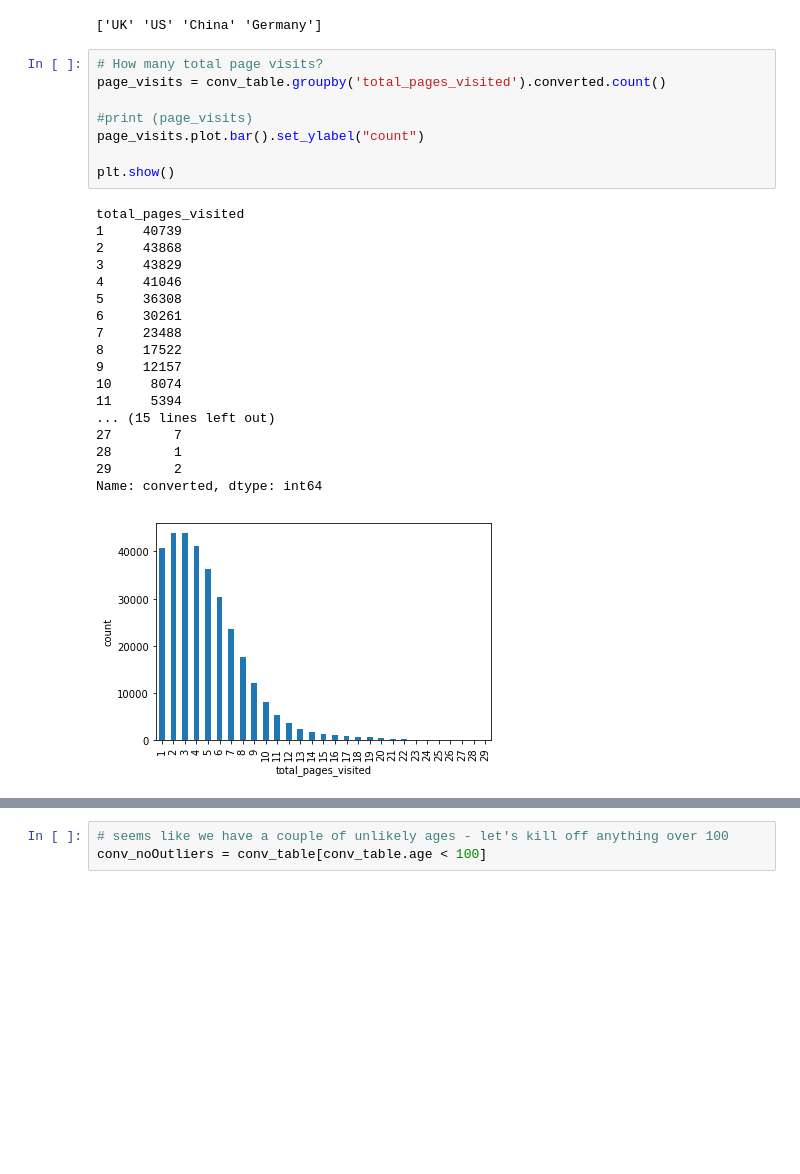
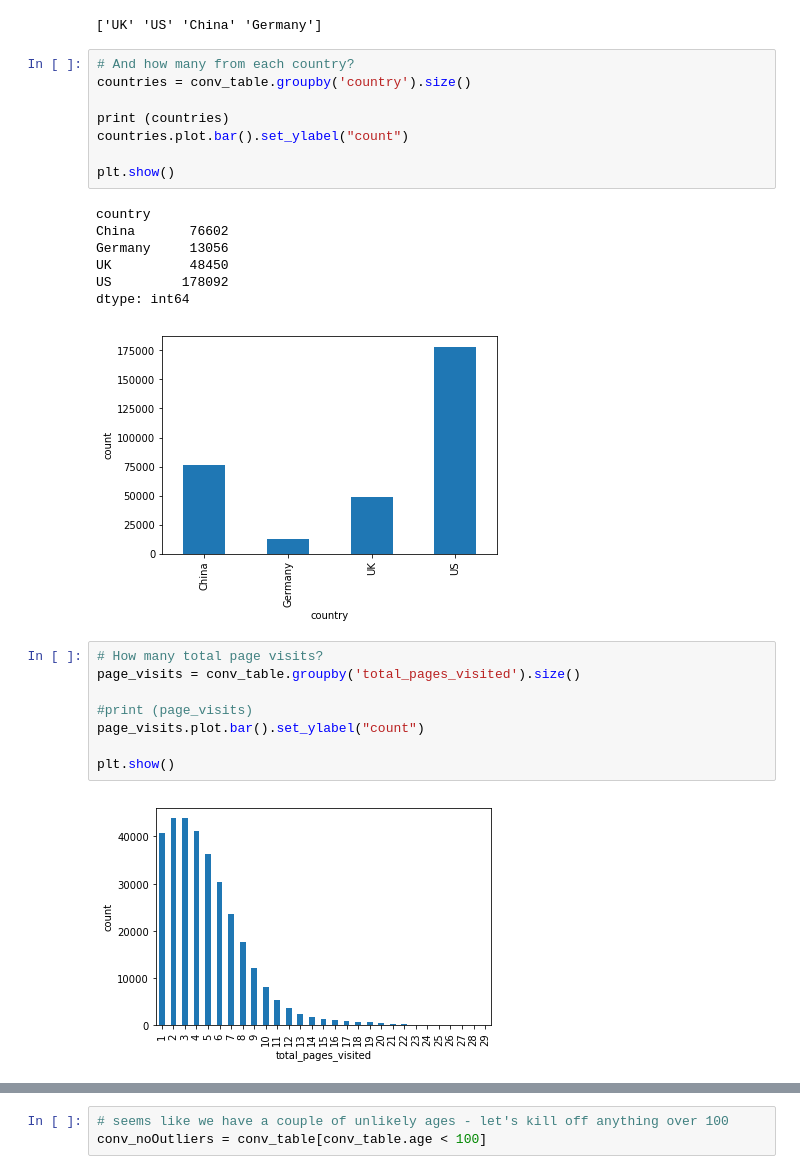
Before and after one commit to mckannaj/Insight_DataChallenges, a Jupyter notebook: Data_Challenge3/Zephy_Insight_Data_Challenge3.ipynb, the cells around one changed output, grey strips where cells are left out. Cells and saved outputs as stored; diff of their text form; blank space fills up the shorter version.

```diff
--- a/Data_Challenge3/Zephy_Insight_Data_Challenge3.ipynb
+++ b/Data_Challenge3/Zephy_Insight_Data_Challenge3.ipynb
@@ -55,32 +59,31 @@ dtype: int64
 print(conv_table.country.unique())
 # %% [output]
 ['UK' 'US' 'China' 'Germany']
+# %%
+# And how many from each country?
+countries = conv_table.groupby('country').size()
+
+print (countries)
+countries.plot.bar().set_ylabel("count")
+
+plt.show()
+# %% [output]
+country
+China       76602
+Germany     13056
+UK          48450
+US         178092
+dtype: int64
+[figure, added]
 # %%
 # How many total page visits?
-page_visits = conv_table.groupby('total_pages_visited').converted.count()
+page_visits = conv_table.groupby('total_pages_visited').size()
 
 #print (page_visits)
 page_visits.plot.bar().set_ylabel("count")
 
 plt.show()
 # %% [output]
-total_pages_visited
-1     40739
-2     43868
-3     43829
-4     41046
-5     36308
-6     30261
-7     23488
-8     17522
-9     12157
-10     8074
-11     5394
-... (15 lines left out)
-27        7
-28        1
-29        2
-Name: converted, dtype: int64
 [figure]
 # %%
 # How many different ages?
```
Also changed, not shown: parts of 13 cells of this notebook.
